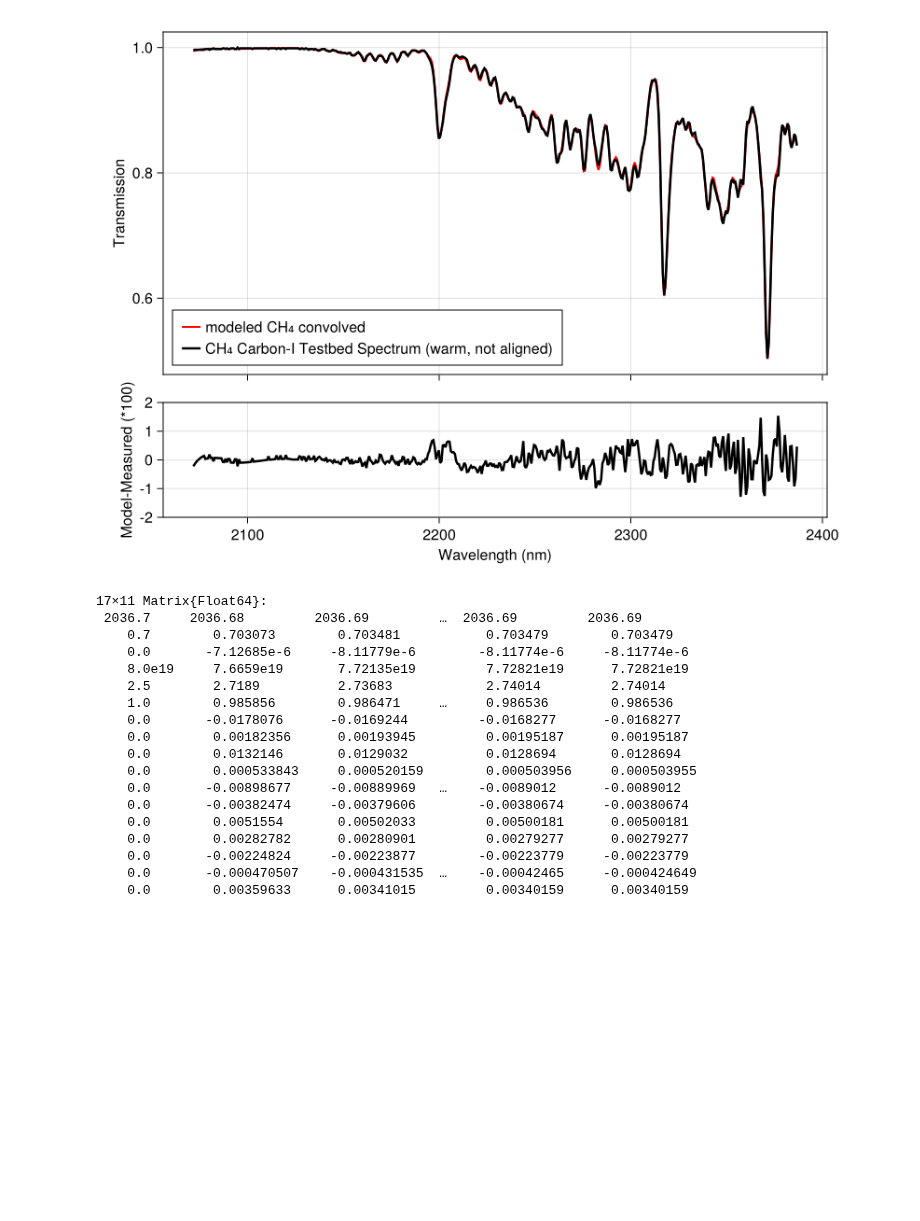
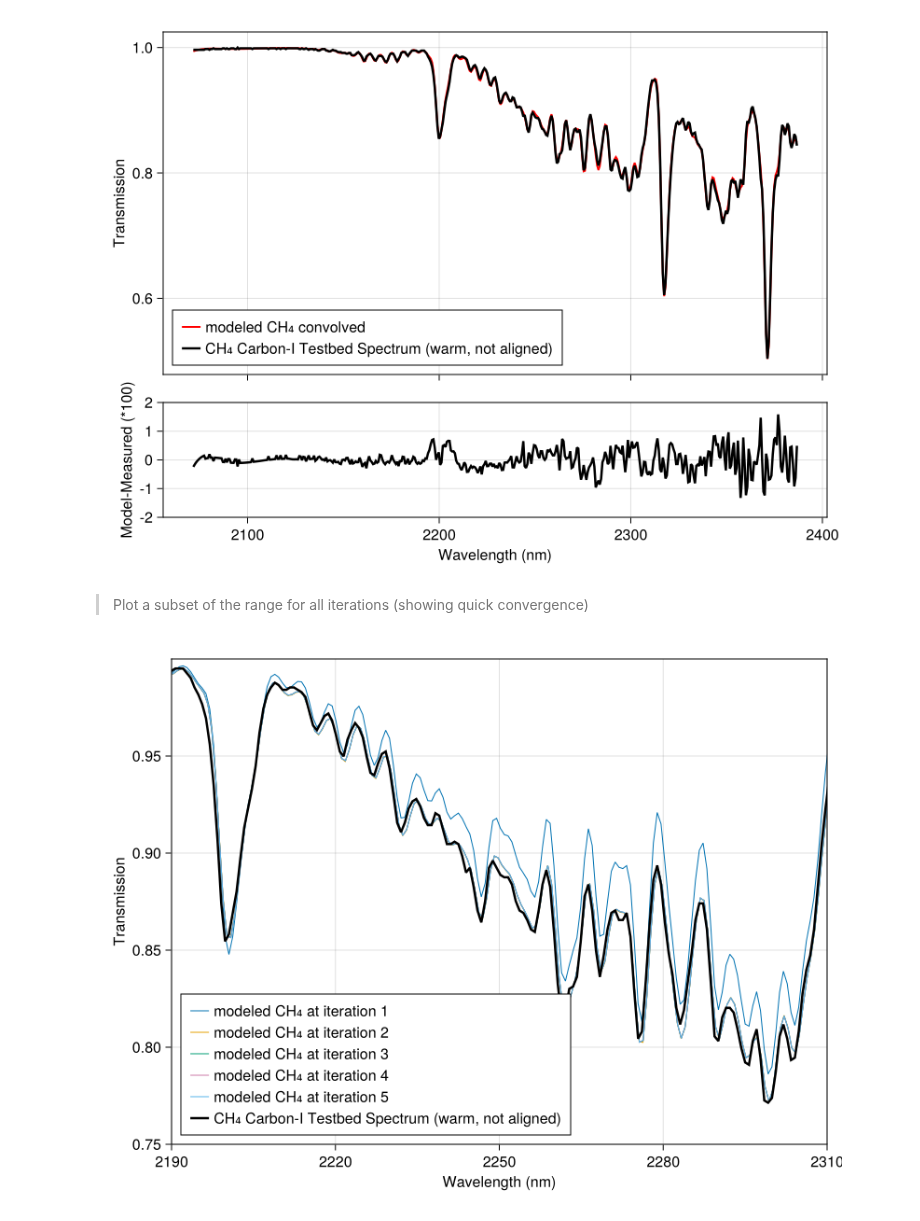
Before and after one commit to Carbon-I/CarbonI, a Jupyter notebook: src/notebooks/TestBed.ipynb, the cells around one changed output. Drawn from its saved outputs; the diff is of its cells as text; code cells hidden in the pictures; blank space fills up the shorter version.

```diff
--- a/src/notebooks/TestBed.ipynb
+++ b/src/notebooks/TestBed.ipynb
@@ -153,11 +165,0 @@ end
-# %%
-function getGrid(x, ind=50:500)
-    wl_start = x[1]
-    # SSI
-    SSI = x[2]
-    # SSI change in square
-    SSI_square  = x[3]
-
-    carbonI_wlGrid = wl_start .+ ind * SSI .+  ind.^2 * SSI_square
-    return carbonI_wlGrid
-end
@@ -182,24 +233,22 @@ ax.xlabelvisible = false
 f
 # %% [output]
 [figure]
-# %%
-x_all
-# %% [output]
-17×11 Matrix{Float64}:
- 2036.7     2036.68         2036.69         …  2036.69         2036.69
-    0.7        0.703073        0.703481           0.703479        0.703479
-    0.0       -7.12685e-6     -8.11779e-6        -8.11774e-6     -8.11774e-6
-    8.0e19     7.6659e19       7.72135e19         7.72821e19      7.72821e19
-    2.5        2.7189          2.73683            2.74014         2.74014
-    1.0        0.985856        0.986471     …     0.986536        0.986536
-    0.0       -0.0178076      -0.0169244         -0.0168277      -0.0168277
-    0.0        0.00182356      0.00193945         0.00195187      0.00195187
-    0.0        0.0132146       0.0129032          0.0128694       0.0128694
-    0.0        0.000533843     0.000520159        0.000503956     0.000503955
-    0.0       -0.00898677     -0.00889969   …    -0.0089012      -0.0089012
-    0.0       -0.00382474     -0.00379606        -0.00380674     -0.00380674
-    0.0        0.0051554       0.00502033         0.00500181      0.00500181
-    0.0        0.00282782      0.00280901         0.00279277      0.00279277
-    0.0       -0.00224824     -0.00223877        -0.00223779     -0.00223779
-    0.0       -0.000470507    -0.000431535  …    -0.00042465     -0.000424649
-    0.0        0.00359633      0.00341015         0.00340159      0.00340159
+# %% [markdown]
+> Plot a subset of the range for all iterations (showing quick convergence)
+# %%
+
+y_fit = forward_model_testbed(x_all[:,end]);
+
+f = Figure(resolution = (800, 600))
+ii = ind .+1
+ax = Axis(f[1, 1], xlabel = "Wavelength (nm)", ylabel = "Transmission")
+for iter = 1:n_iter
+    lines!(ax,  getGrid(x_all[:,iter], ind), forward_model_testbed(x_all[:,iter]),  linewidth = 1.0, label = "modeled CH₄ at iteration $iter")
+end
+lines!(ax, testbed_ch4[ii,1], y, color = :black, linewidth = 2.5, label = "CH₄ Carbon-I Testbed Spectrum (warm, not aligned)")
+axislegend(ax,position = :lb)
+xlims!(ax, (2190, 2310))
+ylims!(ax, (0.75,1))
+f
+# %% [output]
+[figure, added]
```
Also changed, not shown: parts of 29 cells of this notebook.
